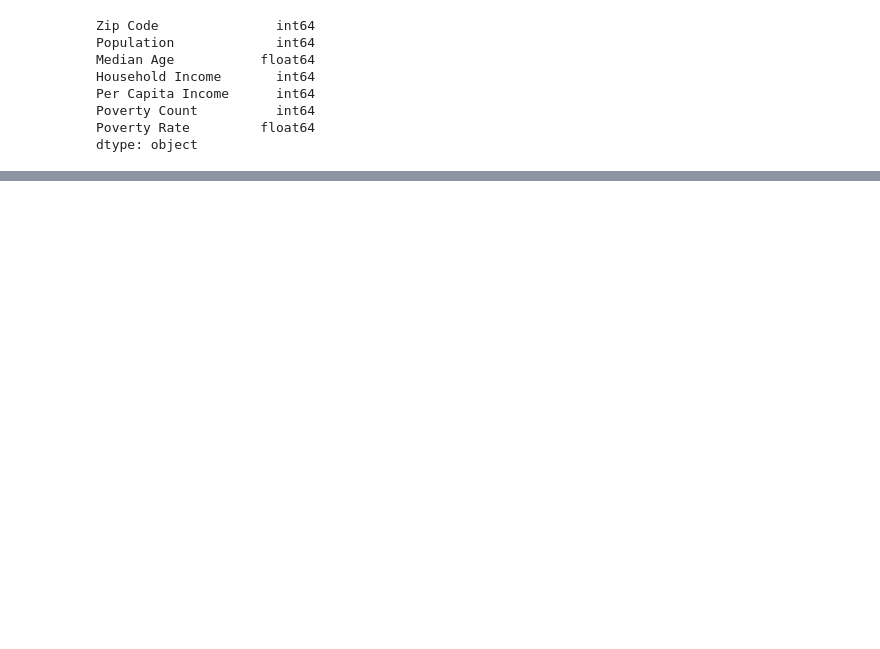
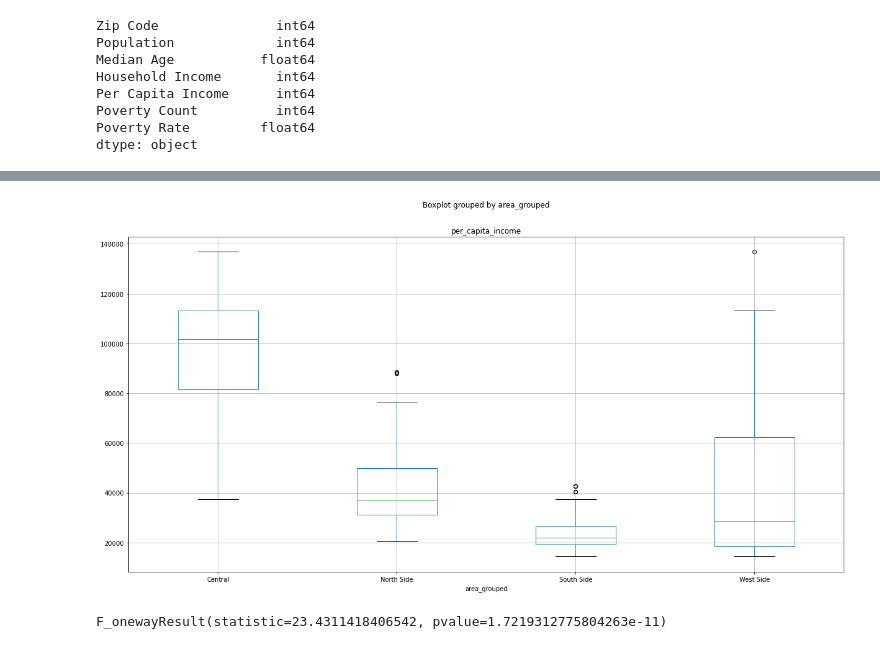
Before and after one commit to abarba1914/project-one, a Jupyter notebook: MASTERDF.ipynb, the cells around one changed output, grey strips where cells are left out. Cells and saved outputs as stored; diff of their text form; code cells hidden in the pictures; blank space fills up the shorter version.

```diff
--- a/MASTERDF.ipynb
+++ b/MASTERDF.ipynb
@@ -258,0 +278,17 @@ gmaps_merged_df.head()
+# %%
+#plot box plot of per capita income by chicago "areas"
+area_df.boxplot("per_capita_income", by="area_grouped", figsize=(20, 10))
+plt.savefig('boxplot_poverty_groupedAreas.png');
+# %% [output]
+[figure, added]
+# %%
+# Extract individual groups
+group1 = area_df[area_df["chicago_areas"] == "Central"]["per_capita_income"]
+group2 = area_df[area_df["chicago_areas"] == "North Side"]["per_capita_income"]
+group3 = area_df[area_df["chicago_areas"] == "South Side"]["per_capita_income"]
+group4 = area_df[area_df["chicago_areas"] == "West Side"]["per_capita_income"]
+
+# Perform the ANOVA for p-value of per capita income and vaccine %
+stats.f_oneway(group1, group2, group3, group4)
+# %% [output]
+F_onewayResult(statistic=23.4311418406542, pvalue=1.7219312775804263e-11)
```
Also changed, not shown: parts of 52 cells of this notebook, 10 other files.
